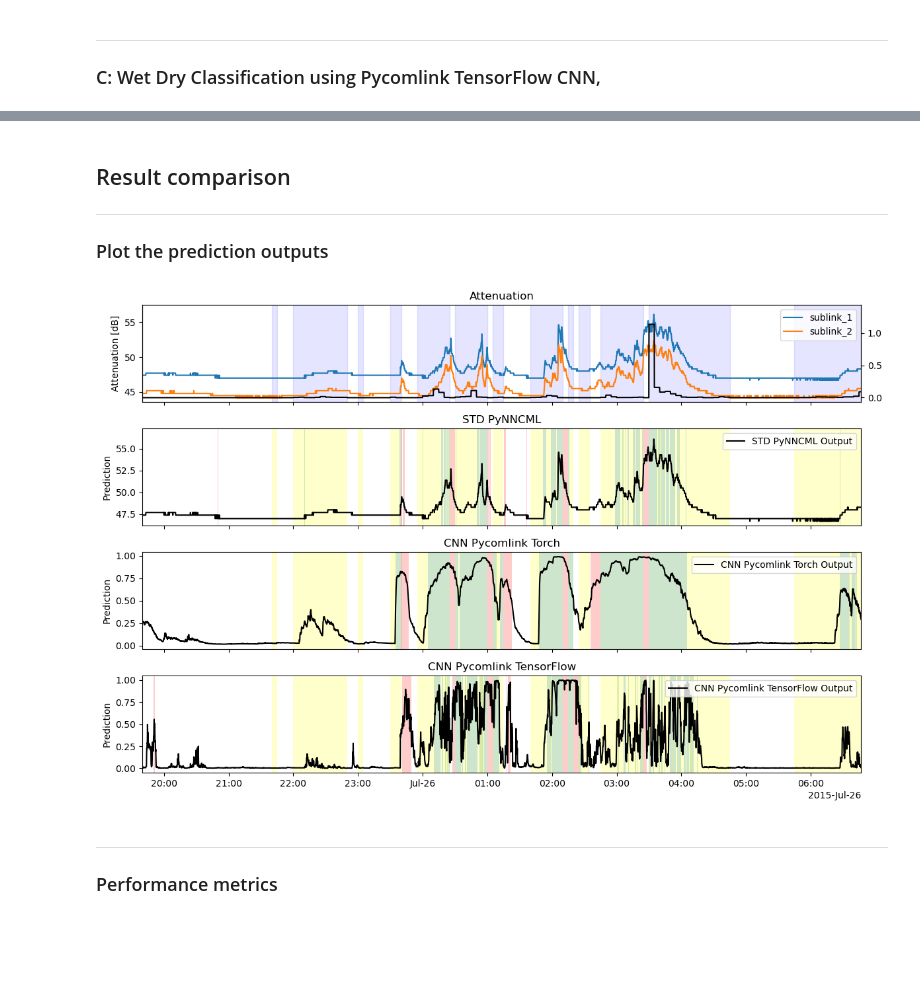
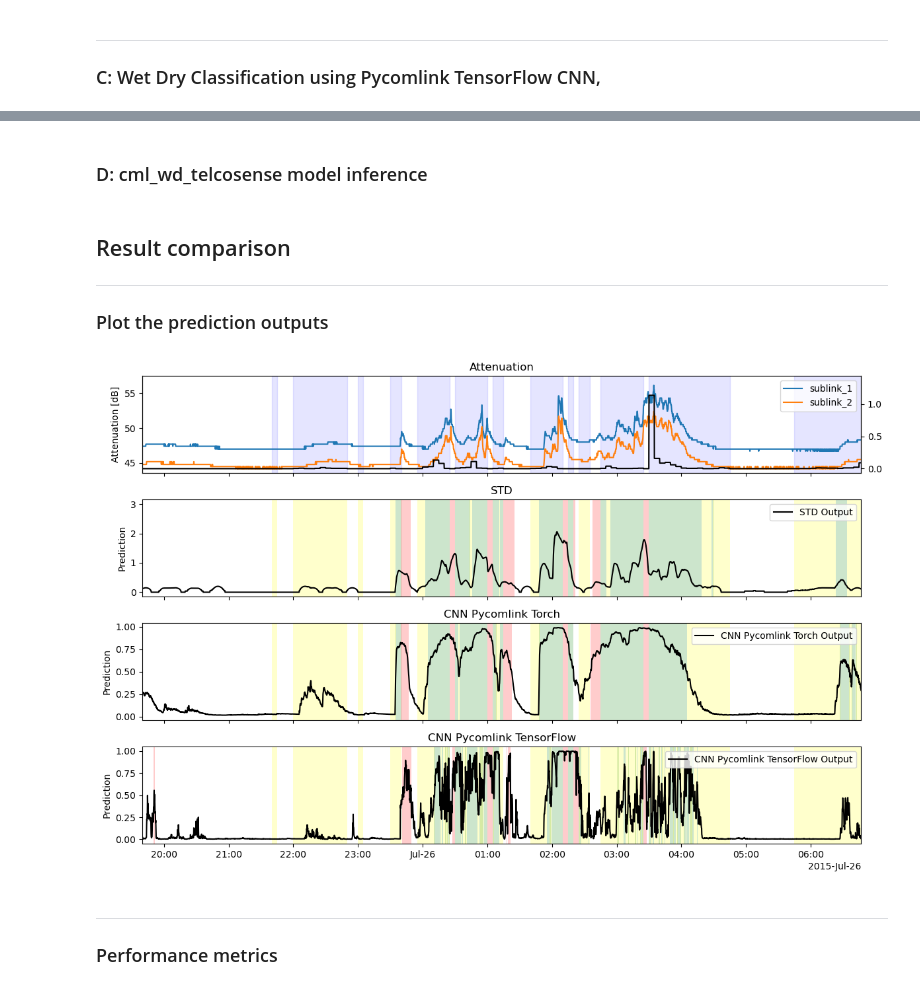
Before and after one commit to xkalet07/bench-deep-cml, a Jupyter notebook: Model_Intercomparison_Example.ipynb, the cells around one changed output, grey strips where cells are left out. Cells and saved outputs as stored; diff of their text form; code cells hidden in the pictures; blank space fills up the shorter version.

Commit message:
Replaced STD Wet/Dry classification from PyNNCML with direct rolling std; Refined the ROC curve; added TODO notes and comments;

```diff
--- a/Model_Intercomparison_Example.ipynb
+++ b/Model_Intercomparison_Example.ipynb
@@ -121,8 +137,17 @@ ds_cmls = ds_cmls.isel(cml_id = [0])    # range(0,10))
 ___
 ### A: Wet Dry Classification using Std from PyNNCML
 # %%
-# Run STD Wet/Dry classification
-wd_std=create_wet_dry_std(threshold=0.2)
+std_threshold = 0.2
+
+# Replaced STD Wet/Dry classification from PyNNCML with direct rolling std
+ds_cmls['std_pred'] = ds_cmls.tl.rolling(time=60, center=True).std()
+ds_cmls['std_wd'] = ds_cmls.tl.rolling(time=60, center=True).std() > std_threshold
+
+
+# Run STD Wet/Dry classification from PyNNCML
+'''
+wd_std=create_wet_dry_std(threshold=std_threshold)
 std_wet_dry = wd_std(ds_cmls)
 
 ds_cmls['std_wd'] = std_wet_dry.wet_dry_detection
+'''
@@ -141,9 +168,9 @@ model_URL = "https://github.com/jpolz/cml_wd_pytorch/raw/be2b15fa987838ea1f709dd
 cnn_torch_wet_dry = cnn_wd(model_URL,data=tl_normed)
 
 # Create binary wet/dry classification from probabilistic output
-cnn_wd_threshold = 0.5
+cnn_torch_threshold = 0.5
 ds_cmls['cnn_torch_pred'] = (('time','cml_id'), cnn_torch_wet_dry.predictions.values)
-ds_cmls['cnn_torch_wd'] = (('time','cml_id'), cnn_torch_wet_dry.predictions.values > cnn_wd_threshold)
+ds_cmls['cnn_torch_wd'] = (('time','cml_id'), cnn_torch_wet_dry.predictions.values > cnn_torch_threshold)
 # %% [output]
 Using cached model at C:\Users\lukas\.cml_wd_pytorch\models\model_82cadc59c69484be44b1bd4226e1afe4.pt
 ✅ Loaded exported model from: C:\Users\lukas\.cml_wd_pytorch\models\model_82cadc59c69484be44b1bd4226e1afe4.pt
@@ -165,4 +194,6 @@ cnn_tensf_wet_dry = run_inference.wet_dry_1d_cnn(ds=ds_cmls, return_ds=False)
 # %%
-cnn_wd_threshold = 0.5
+cnn_tensf_threshold = 0.5
 ds_cmls['cnn_tensf_pred'] = cnn_tensf_wet_dry
-ds_cmls['cnn_tensf_wd'] = cnn_tensf_wet_dry > cnn_wd_threshold
+ds_cmls['cnn_tensf_wd'] = cnn_tensf_wet_dry > cnn_tensf_threshold
+# %% [markdown]
+### D: cml_wd_telcosense model inference
@@ -185,13 +261,13 @@ ref_wd = cml.ref_wd.values.astype(bool)
 
 # Dictionaries of method names, prediction outputs and wet/dry classifications
 outputs = {
-    'STD PyNNCML': cml.tl.isel(sublink_id=0),   # there is no std array
+    'STD': cml.std_pred.isel(sublink_id=0),
     'CNN Pycomlink Torch': cml.cnn_torch_pred,
     'CNN Pycomlink TensorFlow': cml.cnn_tensf_pred,
     # add your new method here... 'method_name': output_dataarray
 }
 wetdry = {
-    'STD PyNNCML': cml.isel(sublink_id=0).std_wd.values.astype(bool),
+    'STD': cml.isel(sublink_id=0).std_wd.values.astype(bool),
     'CNN Pycomlink Torch': cml.cnn_torch_wd.values.astype(bool),
     'CNN Pycomlink TensorFlow': cml.cnn_tensf_wd.values.astype(bool),
     # add your new method here... 'method_name': wet_dry_array.astype(bool)
@@ -223,38 +299,39 @@ ax_rain.plot(cml.time.values, ds_cmls.R.isel(cml_id=cml_id), color='black', labe
 # Subplots: prediction outputs with shaded TP/FN/FP
 for idx, (name, wd) in enumerate(wetdry.items(), start=1):
     outputs[name].plot.line(x='time', ax=axs[idx], label=f'{name} Output', color='black')
+    #axs[idx].axhline(cnn_tensf_threshold, color='k', linestyle='--')         # plot the threshold line
     axs[idx].set_ylabel('Prediction')
     axs[idx].set_title(name)
     axs[idx].set_xlabel('')
     axs[idx].legend(loc='upper right')
 
     # Create TP, FN, FP masks
     TP = wd & ref_wd
     FN = ~wd & ref_wd
     FP = wd & ~ref_wd
     # Ensure their first and last values are False
     TP[0] = TP[-1] = False
     FN[0] = FN[-1] = False
     FP[0] = FP[-1] = False
 
     for flag, color in zip([TP, FN, FP], ['green', 'yellow', 'red']):
         start = np.roll(flag, -1) & ~flag
         end = np.roll(flag, 1) & ~flag
         for start_i, end_i in zip(
             start.nonzero()[0],
             end.nonzero()[0],
         ):
             axs[idx].axvspan(cml.time.values[start_i], cml.time.values[end_i], color=color, alpha=0.2,linewidth=0)
 
 
 [ax.set_xlim(cml.time[33000], cml.time[37000]) for ax in axs]
 #[ax.set_xlim(cml.time[0], cml.time[-1]) for ax in axs]    # Fit x scale to full plot width
 
 plt.xlabel('Time')
 plt.tight_layout()
 plt.show()
 # %% [output]
-[figure, old version]
+[figure, new version]
 # %% [markdown]
 ___
 ### Performance metrics
```
Also changed, not shown: parts of 20 cells of this notebook.
